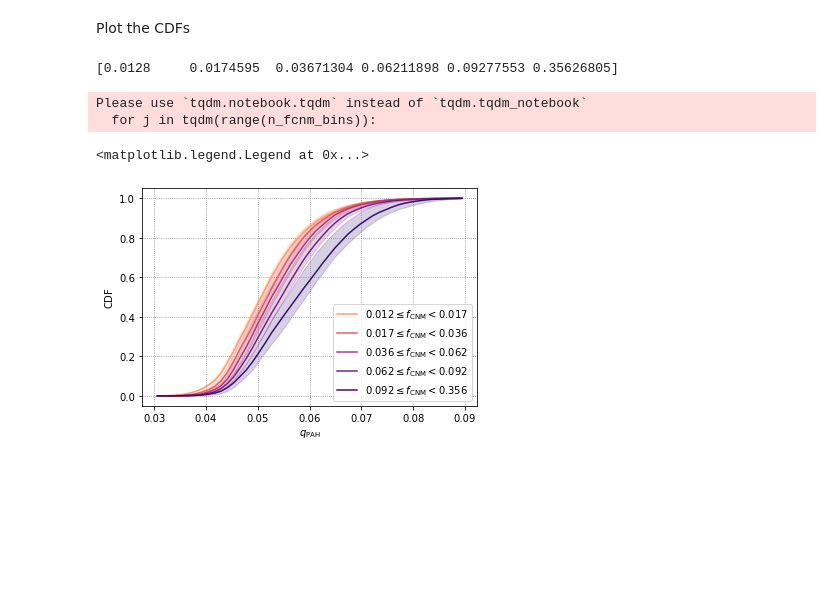
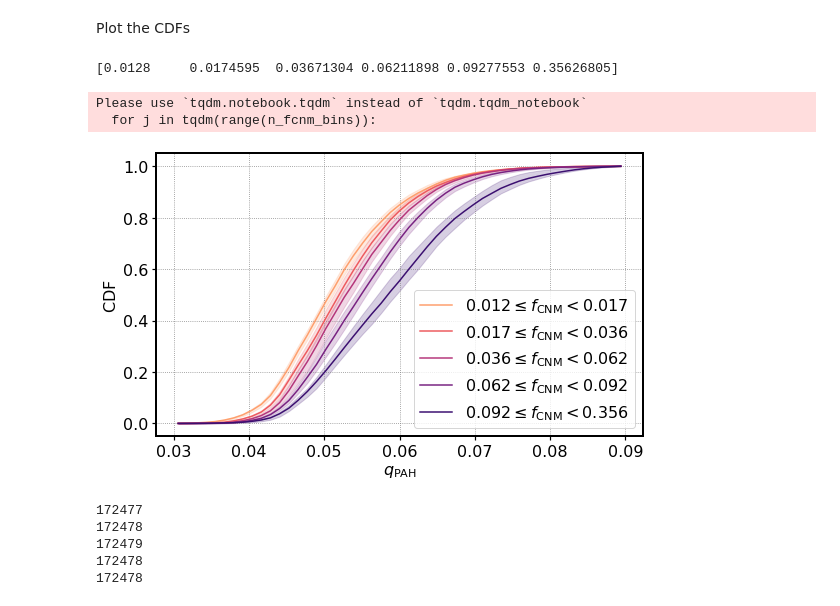
Before and after one commit to cmurray-astro/fcnm_pah_ame, a Jupyter notebook: qpah_bootstrap_example.ipynb, the cells around one changed output. Cells and saved outputs as stored; diff of their text form; code cells hidden in the pictures; blank space fills up the shorter version.

Commit message:
fixed percentile bug and added some plotting parameters

```diff
--- a/qpah_bootstrap_example.ipynb
+++ b/qpah_bootstrap_example.ipynb
@@ -13,6 +13,31 @@ from astropy.coordinates import FK5
 from tqdm import tqdm_notebook as tqdm
 
 from scipy.stats.mstats import mquantiles
+# %%
+fontScale = 16
+params = {'axes.labelsize': fontScale,
+        'axes.titlesize': fontScale,
+        'axes.grid': False,
+        'axes.linewidth': 2,
+        'font.size': fontScale,
+        'legend.fontsize': fontScale,
+        'xtick.labelsize': fontScale,
+        'ytick.labelsize': fontScale,
+#         'font.weight': 450,
+#         'axes.labelweight': 450,
+        'xtick.major.size': 4,
+        'xtick.major.width': 1.2,
+        'xtick.minor.size': 3,
+        'xtick.minor.width': 1.2,
+        'ytick.major.size': 4,
+        'ytick.major.width': 1.2,
+        'ytick.minor.size': 3,
+        'ytick.minor.width': 1.2,
+        #'axes.facecolor': 'white',
+        #'savefig.frameon': True # axes background color
+}
+# rc('text', usetex=False)
+plt.rcParams.update(params)
 # %% [markdown]
 Load q_PAH map from Planck and mask pixels below 3sigma (assumes you have downloaded the map from the Planck Legacy Archive)
 # %%
@@ -219,7 +244,7 @@ def plot_block_boot_cdf(qpah_edges, fcnm_edges, qpah_map, fcnm_map, n_boot, n_ra
             samp_spots = ~np.isnan(qpah_temp)  & (fcnm_temp > fcnm_edges[j]) & (fcnm_temp < fcnm_edges[j+1])
             qpah_hist = cdfhist(qpah_temp[samp_spots], qpah_bins)
 
-            # Dump CDF list in===
+            # Dump CDF list in
             qpah_hist_all = qpah_hist_all + [np.array(qpah_hist)]
 
 
@@ -230,11 +255,11 @@ def plot_block_boot_cdf(qpah_edges, fcnm_edges, qpah_map, fcnm_map, n_boot, n_ra
         qfull = np.zeros(n_qpah_bins)
 
         for t in range(n_qpah_bins):
-            qmin[t] = np.percentile(qpah_hist_all[t],18)
-            qmax[t] = np.percentile(qpah_hist_all[t],99)
-            qfull[t] = np.percentile(qpah_hist_all[t],64)
+            qmin[t] = np.percentile(qpah_hist_all[t],16)
+            qmax[t] = np.percentile(qpah_hist_all[t],84)
+            qfull[t] = np.percentile(qpah_hist_all[t],50)
 
-        # Plot CDF ranges (18th through 64th percentile)
+        # Plot CDF ranges (16th through 84th percentile)
         bincolor = next(color)
         qpah_mids = (qpah_edges[1:] + qpah_edges[0:-1]) / 2.
         ax.fill_between(qpah_mids, qmin, qmax, color=bincolor, alpha=0.2)
@@ -243,27 +268,39 @@ def plot_block_boot_cdf(qpah_edges, fcnm_edges, qpah_map, fcnm_map, n_boot, n_ra
 # %% [markdown]
 Plot the CDFs
 # %%
-fig = plt.figure(0,[6,4])
+fig = plt.figure(0,[8,5])
 ax = plt.subplot(111)
 
 qpah_bins = np.linspace(0.03,0.09,50)
 fcnm_hpx_arr = fcnm_hpx_ud[(fcnm_hpx_ud>0.0128) & (~np.isnan(fcnm_hpx_ud))]
 fcnm_bins = mquantiles(fcnm_hpx_arr, np.arange(6)/5)
 print(fcnm_bins)
 
 # using small numbers here just to make the computation fast!
 n_boot = 100
 n_ra = 20
 plot_block_boot_cdf(qpah_bins, fcnm_bins, qpah_ud, fcnm_hpx_ud, n_boot, n_ra, ax)
 
 ax.set_xlabel(r'$q_{\rm PAH}$')
 ax.grid(ls='dotted', color='grey')
 ax.set_ylabel(r'$\rm CDF$')
 
 ax.legend(loc='lower right')
+
+plt.tight_layout()
+plt.savefig('fcnm_qpah_cdf.pdf', format='pdf')
 # %% [output]
 [0.0128     0.0174595  0.03671304 0.06211898 0.09277553 0.35626805]
 Please use `tqdm.notebook.tqdm` instead of `tqdm.tqdm_notebook`
   for j in tqdm(range(n_fcnm_bins)):
-<matplotlib.legend.Legend at 0x...>
-[figure, old version]
+[figure, new version]
+# %%
+# check fcnm bin sizes
+for k in range(len(fcnm_bins)-1):
+    print(len(fcnm_hpx_ud[(fcnm_hpx_ud>fcnm_bins[k]) & (fcnm_hpx_ud<=fcnm_bins[k+1])]))
+# %% [output]
+172477
+172478
+172479
+172478
+172478
```
Also changed, not shown: parts of 2 cells of this notebook.
